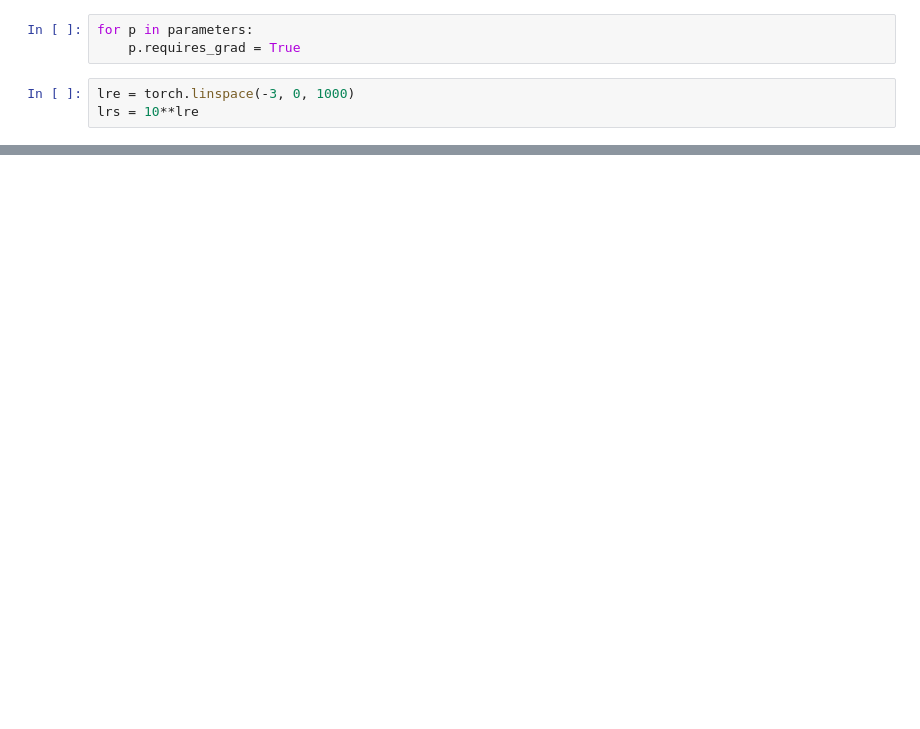
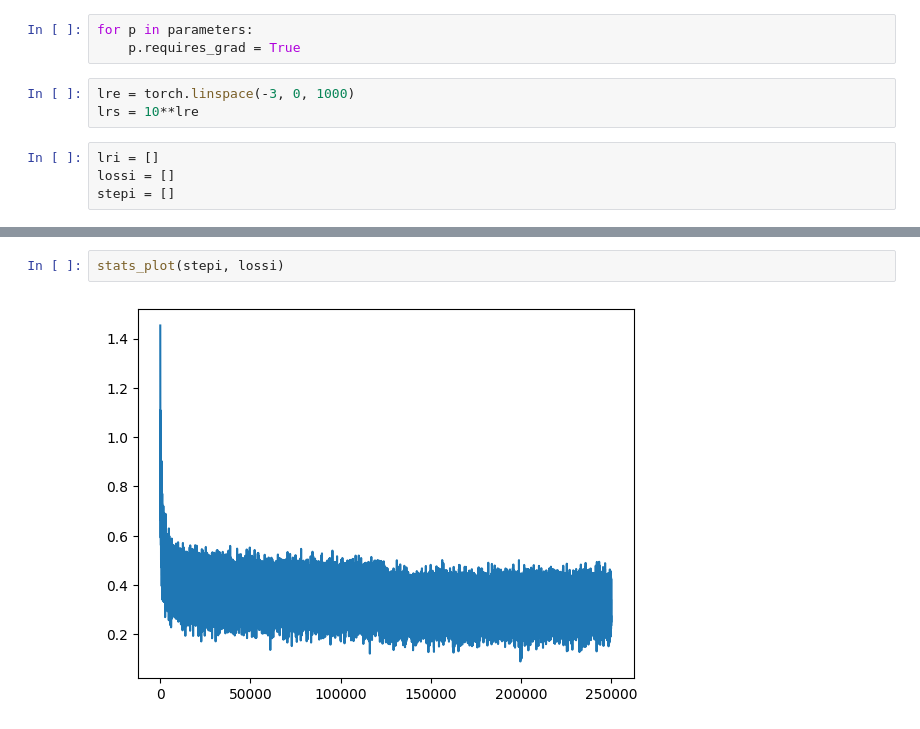
Before and after one commit to letier3110/makemore, a Jupyter notebook: makemore_mlp.ipynb, the cells around one changed output, grey strips where cells are left out. Drawn from its saved outputs; the diff is of its cells as text; blank space fills up the shorter version.

```diff
--- a/makemore_mlp.ipynb
+++ b/makemore_mlp.ipynb
@@ -48,4 +75,8 @@ for p in parameters:
 # %%
 lre = torch.linspace(-3, 0, 1000)
 lrs = 10**lre
+# %%
+lri = []
+lossi = []
+stepi = []
 # %%
@@ -89,0 +176,4 @@ tensor(2.3138, grad_fn=<NllLossBackward0>)
+# %%
+stats_plot(stepi, lossi)
+# %% [output]
+[figure, added]
```
Also changed, not shown: parts of 11 cells of this notebook.
